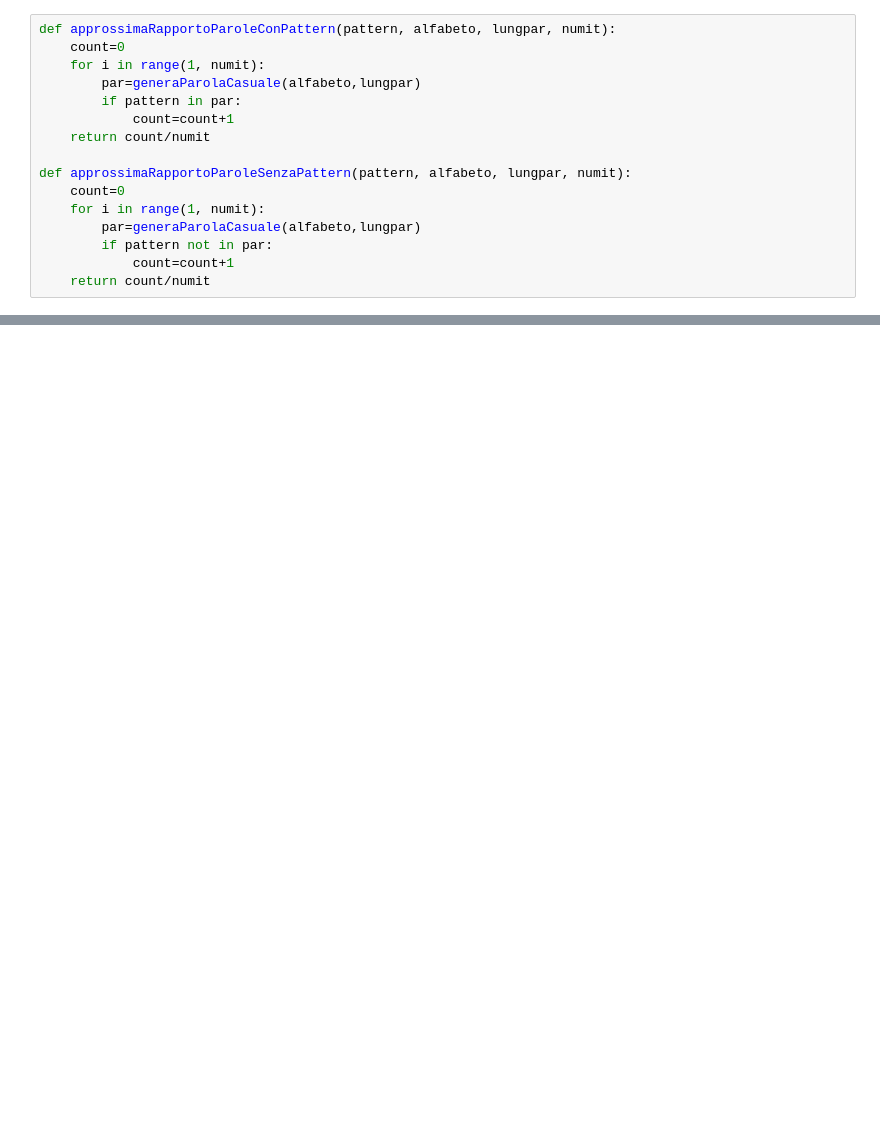
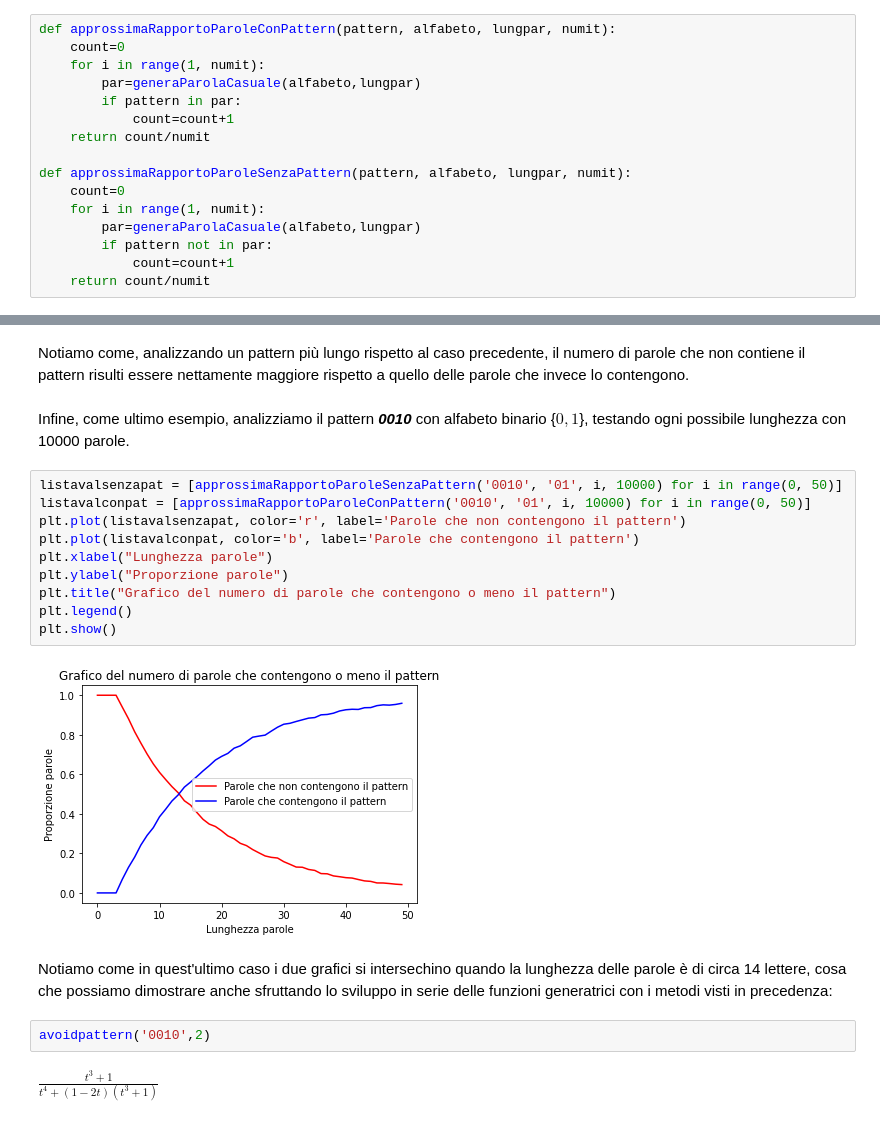
Before and after one commit to Albe21072000/Progetto_AADS, a Jupyter notebook: ProgettoAADS.ipynb, the cells around one changed output, grey strips where cells are left out. Cells and saved outputs as stored; diff of their text form; blank space fills up the shorter version.

```diff
--- a/ProgettoAADS.ipynb
+++ b/ProgettoAADS.ipynb
@@ -133,0 +233,22 @@ parcon+parsenz
+# %% [markdown]
+Notiamo come, analizzando un pattern più lungo rispetto al caso precedente, il numero di parole che non contiene il pattern risulti essere nettamente maggiore rispetto a quello delle parole che invece lo contengono.
+# %% [markdown]
+Infine, come ultimo esempio, analizziamo il pattern ***0010*** con alfabeto binario {$0,1$}, testando ogni possibile lunghezza con 10000 parole.
+# %%
+listavalsenzapat = [approssimaRapportoParoleSenzaPattern('0010', '01', i, 10000) for i in range(0, 50)]
+listavalconpat = [approssimaRapportoParoleConPattern('0010', '01', i, 10000) for i in range(0, 50)]
+plt.plot(listavalsenzapat, color='r', label='Parole che non contengono il pattern')
+plt.plot(listavalconpat, color='b', label='Parole che contengono il pattern')
+plt.xlabel("Lunghezza parole")
+plt.ylabel("Proporzione parole")
+plt.title("Grafico del numero di parole che contengono o meno il pattern")
+plt.legend()
+plt.show()
+# %% [output]
+[figure, added]
+# %% [markdown]
+Notiamo come in quest'ultimo caso i due grafici si intersechino quando la lunghezza delle parole è di circa 14 lettere, cosa che possiamo dimostrare anche sfruttando lo sviluppo in serie delle funzioni generatrici con i metodi visti in precedenza:
+# %%
+avoidpattern('0010',2)
+# %% [output]
+$\displaystyle \frac{t^{3} + 1}{t^{4} + \left(1 - 2 t\right) \left(t^{3} + 1\right)}$
```
Also changed, not shown: parts of 51 cells of this notebook.
